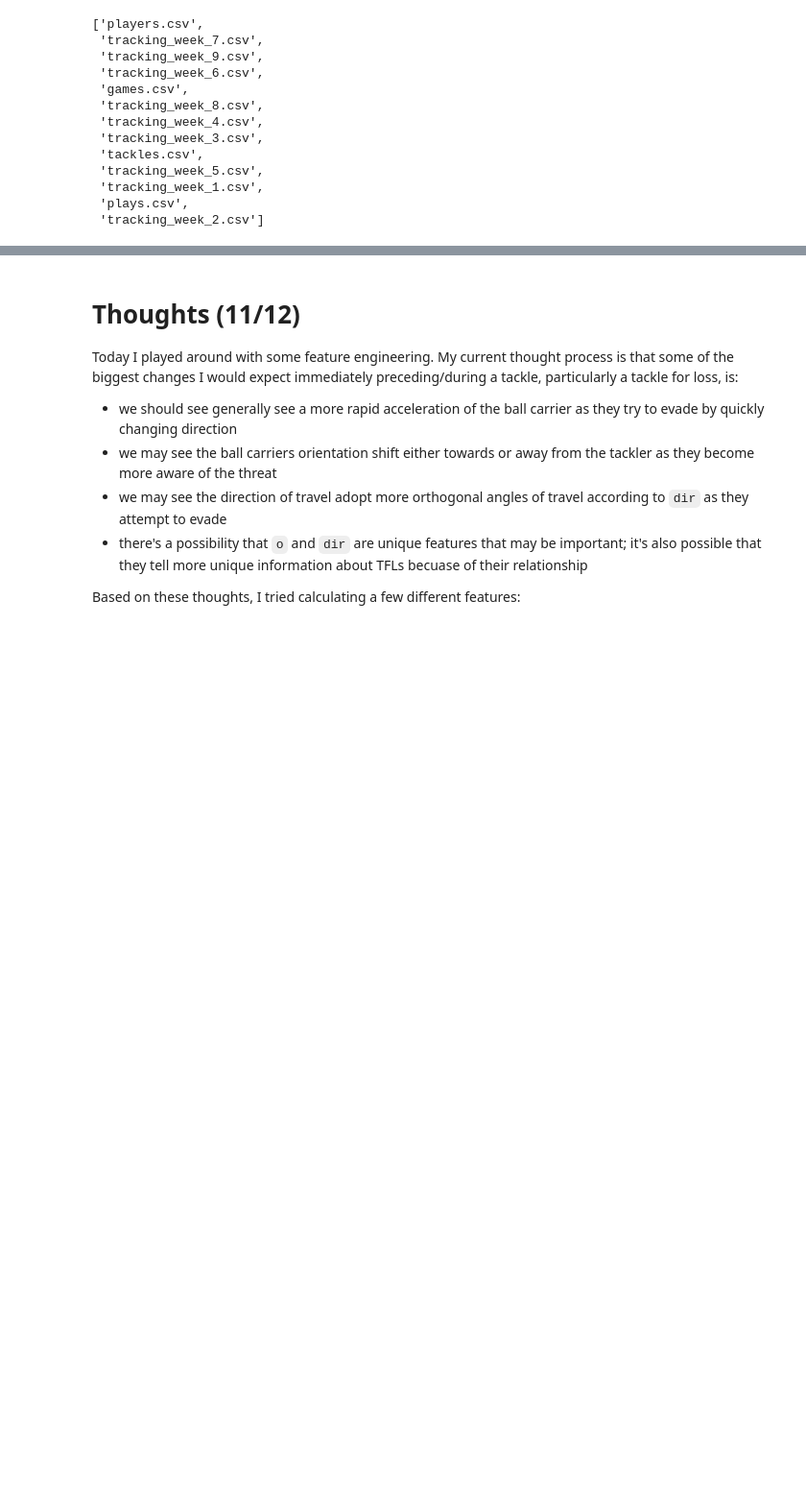
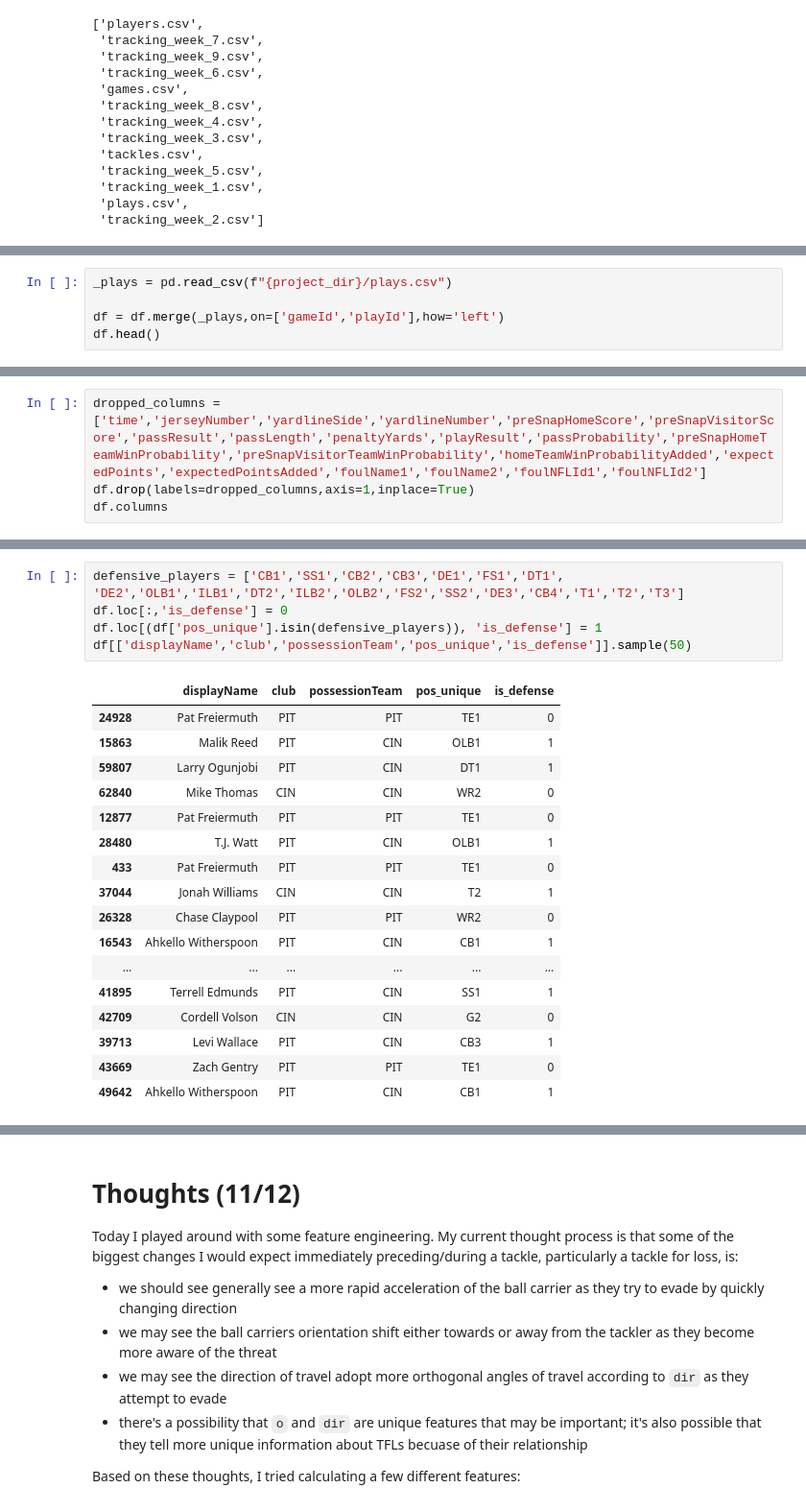
Before and after one commit to nacoker/NFL-big-data-bowl-2024, a Jupyter notebook: calculating-player-distances-and-assessing-tackles.ipynb, the cells around one changed output, grey strips where cells are left out. Shown at 96% size. Saved outputs shown, nothing was run; the diff lists cells and outputs as text; blank space fills up the shorter version.

```diff
--- a/calculating-player-distances-and-assessing-tackles.ipynb
+++ b/calculating-player-distances-and-assessing-tackles.ipynb
@@ -694,0 +142,5 @@ Index(['gameId', 'playId', 'nflId', 'displayName', 'frameId', 'playDirection',
+# %%
+_plays = pd.read_csv(f"{project_dir}/plays.csv")
+
+df = df.merge(_plays,on=['gameId','playId'],how='left')
+df.head()
@@ -694,0 +155,4 @@ Index(['gameId', 'playId', 'nflId', 'displayName', 'frameId', 'playDirection',
+# %%
+dropped_columns = ['time','jerseyNumber','yardlineSide','yardlineNumber','preSnapHomeScore','preSnapVisitorScore','passResult','passLength','penaltyYards','playResult','passProbability','preSnapHomeTeamWinProbability','preSnapVisitorTeamWinProbability','homeTeamWinProbabilityAdded','expectedPoints','expectedPointsAdded','foulName1','foulName2','foulNFLId1','foulNFLId2']
+df.drop(labels=dropped_columns,axis=1,inplace=True)
+df.columns
@@ -694,0 +173,23 @@ Index(['gameId', 'playId', 'nflId', 'displayName', 'frameId', 'playDirection',
+# %%
+defensive_players = ['CB1','SS1','CB2','CB3','DE1','FS1','DT1', 'DE2','OLB1','ILB1','DT2','ILB2','OLB2','FS2','SS2','DE3','CB4','T1','T2','T3']
+df.loc[:,'is_defense'] = 0
+df.loc[(df['pos_unique'].isin(defensive_players)), 'is_defense'] = 1
+df[['displayName','club','possessionTeam','pos_unique','is_defense']].sample(50)
+# %% [output]
+|  | displayName | club | possessionTeam | pos_unique | is_defense |
+| 24928 | Pat Freiermuth | PIT | PIT | TE1 | 0 |
+| 15863 | Malik Reed | PIT | CIN | OLB1 | 1 |
+| 59807 | Larry Ogunjobi | PIT | CIN | DT1 | 1 |
+| 62840 | Mike Thomas | CIN | CIN | WR2 | 0 |
+| 12877 | Pat Freiermuth | PIT | PIT | TE1 | 0 |
+| 28480 | T.J. Watt | PIT | CIN | OLB1 | 1 |
+| 433 | Pat Freiermuth | PIT | PIT | TE1 | 0 |
+| 37044 | Jonah Williams | CIN | CIN | T2 | 1 |
+| 26328 | Chase Claypool | PIT | PIT | WR2 | 0 |
+| 16543 | Ahkello Witherspoon | PIT | CIN | CB1 | 1 |
+| ... | ... | ... | ... | ... | ... |
+| 41895 | Terrell Edmunds | PIT | CIN | SS1 | 1 |
+| 42709 | Cordell Volson | CIN | CIN | G2 | 0 |
+| 39713 | Levi Wallace | PIT | CIN | CB3 | 1 |
+| 43669 | Zach Gentry | PIT | PIT | TE1 | 0 |
+| 49642 | Ahkello Witherspoon | PIT | CIN | CB1 | 1 |
```
Also changed, not shown: parts of 77 cells of this notebook.
